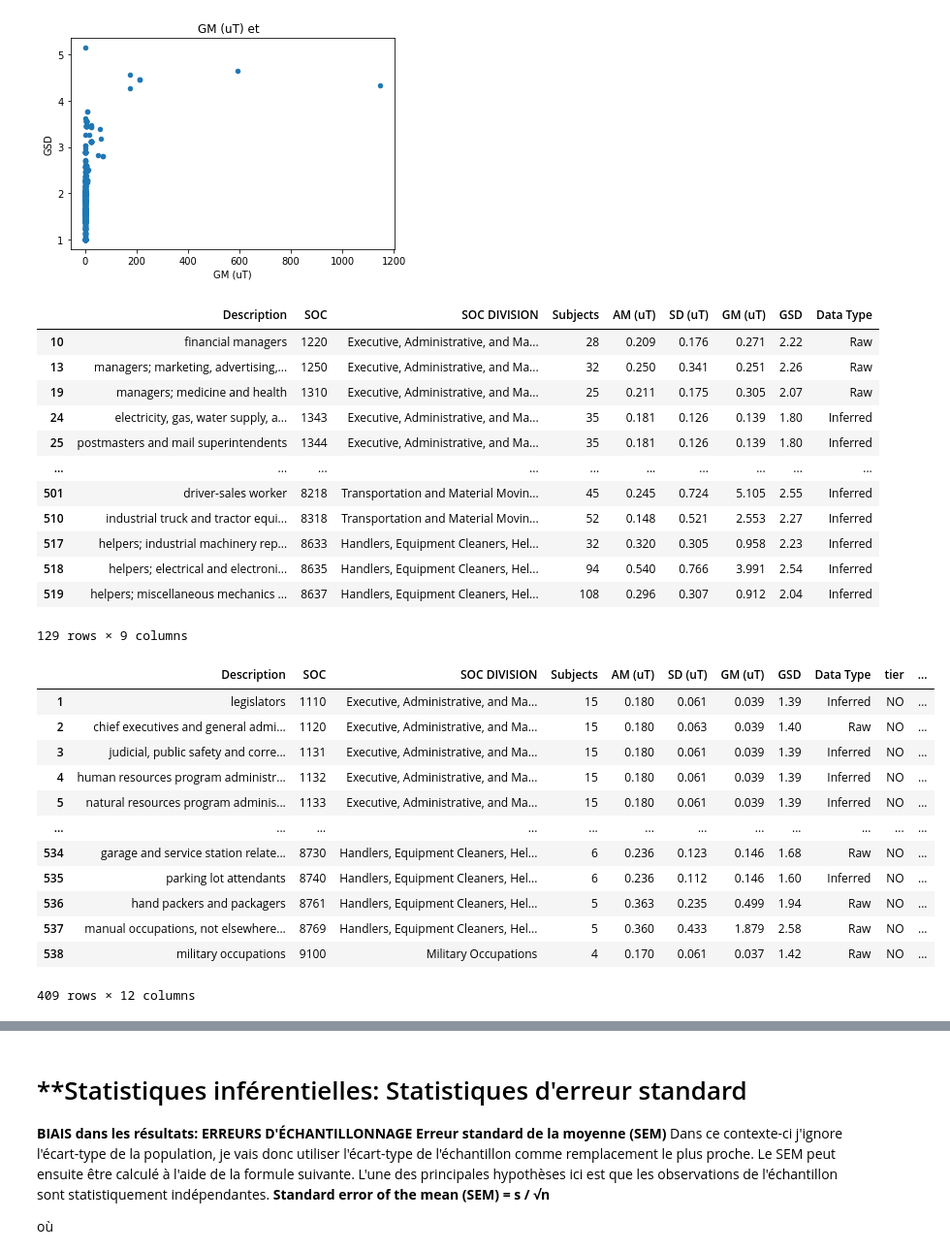
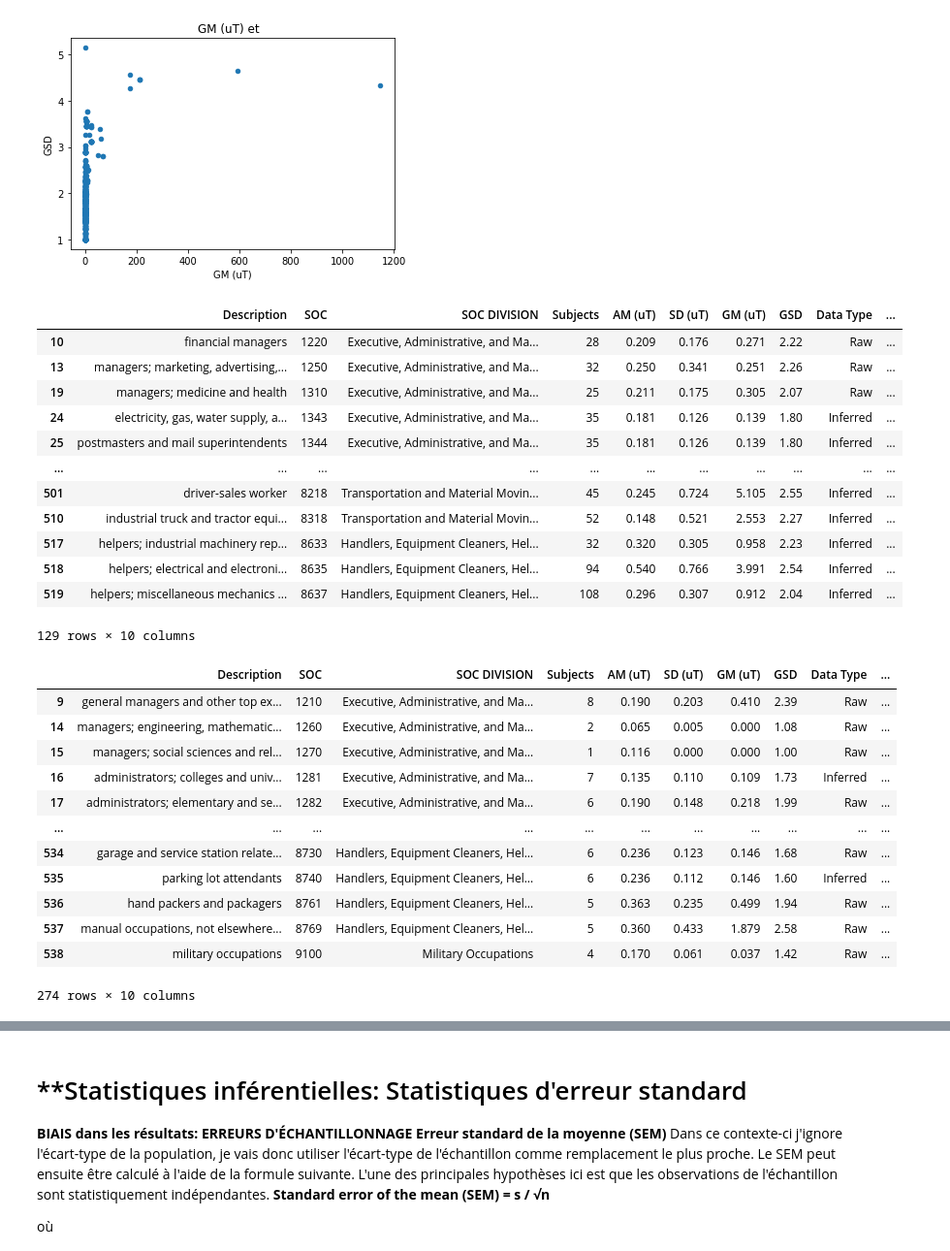
Before and after one commit to BilitisPrudhomme/BilitisPrudhomme, a Jupyter notebook: Coding_MF_exposure_project_RevFinal.ipynb, the cells around one changed output, grey strips where cells are left out. Shown: that part at 97% size. Saved outputs shown, nothing was run; the diff lists cells and outputs as text; code cells hidden in the pictures.

```diff
--- a/Coding_MF_exposure_project_RevFinal.ipynb
+++ b/Coding_MF_exposure_project_RevFinal.ipynb
@@ -277,12 +282,13 @@ conditions = [
     (df['GM (uT)'] > 1000)]
 
 # Créer la liste des valeurs que je veux assigner à chaque condition
+values = ['NO', 'YES']
 
 # Je crée une nouvelle colonne et j'utilise la fonction de bas np.select via librairie Numpy des valeurs en utilisant nos listes comme arguments.
 df['HEALTH RISK'] = np.select(conditions, values)
 
 # display updated DataFrame
-df.head(538)
+df.head(371)
 # %% [output]
 |  | Description | SOC | SOC DIVISION | Subjects | AM (uT) | SD (uT) | GM (uT) | GSD | Data Type | ... |
 | 1 | legislators | 1110 | Executive, Administrative, and Ma... | 15 | 0.180 | 0.061 | 0.039 | 1.39 | Inferred | ... |
@@ -531,33 +529,33 @@ Text(0.5, 1.0, 'GM (uT) et  ')
 #Accès au ligne selon une condition, Si n >= 25 utilise la loi de Laplace Gauss
 df[df['Subjects'] >= 25]
 # %% [output]
-|  | Description | SOC | SOC DIVISION | Subjects | AM (uT) | SD (uT) | GM (uT) | GSD | Data Type |
-| 10 | financial managers | 1220 | Executive, Administrative, and Ma... | 28 | 0.209 | 0.176 | 0.271 | 2.22 | Raw |
-| 13 | managers; marketing, advertising,... | 1250 | Executive, Administrative, and Ma... | 32 | 0.250 | 0.341 | 0.251 | 2.26 | Raw |
-| 19 | managers; medicine and health | 1310 | Executive, Administrative, and Ma... | 25 | 0.211 | 0.175 | 0.305 | 2.07 | Raw |
-| 24 | electricity, gas, water supply, a... | 1343 | Executive, Administrative, and Ma... | 35 | 0.181 | 0.126 | 0.139 | 1.80 | Inferred |
-| 25 | postmasters and mail superintendents | 1344 | Executive, Administrative, and Ma... | 35 | 0.181 | 0.126 | 0.139 | 1.80 | Inferred |
-| ... | ... | ... | ... | ... | ... | ... | ... | ... | ... |
-| 501 | driver-sales worker | 8218 | Transportation and Material Movin... | 45 | 0.245 | 0.724 | 5.105 | 2.55 | Inferred |
-| 510 | industrial truck and tractor equi... | 8318 | Transportation and Material Movin... | 52 | 0.148 | 0.521 | 2.553 | 2.27 | Inferred |
-| 517 | helpers; industrial machinery rep... | 8633 | Handlers, Equipment Cleaners, Hel... | 32 | 0.320 | 0.305 | 0.958 | 2.23 | Inferred |
-| 518 | helpers; electrical and electroni... | 8635 | Handlers, Equipment Cleaners, Hel... | 94 | 0.540 | 0.766 | 3.991 | 2.54 | Inferred |
-| 519 | helpers; miscellaneous mechanics ... | 8637 | Handlers, Equipment Cleaners, Hel... | 108 | 0.296 | 0.307 | 0.912 | 2.04 | Inferred |
+|  | Description | SOC | SOC DIVISION | Subjects | AM (uT) | SD (uT) | GM (uT) | GSD | Data Type | ... |
+| 10 | financial managers | 1220 | Executive, Administrative, and Ma... | 28 | 0.209 | 0.176 | 0.271 | 2.22 | Raw | ... |
+| 13 | managers; marketing, advertising,... | 1250 | Executive, Administrative, and Ma... | 32 | 0.250 | 0.341 | 0.251 | 2.26 | Raw | ... |
+| 19 | managers; medicine and health | 1310 | Executive, Administrative, and Ma... | 25 | 0.211 | 0.175 | 0.305 | 2.07 | Raw | ... |
+| 24 | electricity, gas, water supply, a... | 1343 | Executive, Administrative, and Ma... | 35 | 0.181 | 0.126 | 0.139 | 1.80 | Inferred | ... |
+| 25 | postmasters and mail superintendents | 1344 | Executive, Administrative, and Ma... | 35 | 0.181 | 0.126 | 0.139 | 1.80 | Inferred | ... |
+| ... | ... | ... | ... | ... | ... | ... | ... | ... | ... | ... |
+| 501 | driver-sales worker | 8218 | Transportation and Material Movin... | 45 | 0.245 | 0.724 | 5.105 | 2.55 | Inferred | ... |
+| 510 | industrial truck and tractor equi... | 8318 | Transportation and Material Movin... | 52 | 0.148 | 0.521 | 2.553 | 2.27 | Inferred | ... |
+| 517 | helpers; industrial machinery rep... | 8633 | Handlers, Equipment Cleaners, Hel... | 32 | 0.320 | 0.305 | 0.958 | 2.23 | Inferred | ... |
+| 518 | helpers; electrical and electroni... | 8635 | Handlers, Equipment Cleaners, Hel... | 94 | 0.540 | 0.766 | 3.991 | 2.54 | Inferred | ... |
+| 519 | helpers; miscellaneous mechanics ... | 8637 | Handlers, Equipment Cleaners, Hel... | 108 | 0.296 | 0.307 | 0.912 | 2.04 | Inferred | ... |
-129 rows × 9 columns
+129 rows × 10 columns
 # %%
 #Accès au ligne selon une condition, Si n < 25, on utilise la loi de Student Fisher
-df[df['Subjects'] < 25]
+df[df['Subjects'] < 10]
 # %% [output]
-|  | Description | SOC | SOC DIVISION | Subjects | AM (uT) | SD (uT) | GM (uT) | GSD | Data Type | tier | ... |
-| 1 | legislators | 1110 | Executive, Administrative, and Ma... | 15 | 0.180 | 0.061 | 0.039 | 1.39 | Inferred | NO | ... |
-| 2 | chief executives and general admi... | 1120 | Executive, Administrative, and Ma... | 15 | 0.180 | 0.063 | 0.039 | 1.40 | Raw | NO | ... |
-| 3 | judicial, public safety and corre... | 1131 | Executive, Administrative, and Ma... | 15 | 0.180 | 0.061 | 0.039 | 1.39 | Inferred | NO | ... |
-| 4 | human resources program administr... | 1132 | Executive, Administrative, and Ma... | 15 | 0.180 | 0.061 | 0.039 | 1.39 | Inferred | NO | ... |
-| 5 | natural resources program adminis... | 1133 | Executive, Administrative, and Ma... | 15 | 0.180 | 0.061 | 0.039 | 1.39 | Inferred | NO | ... |
-| ... | ... | ... | ... | ... | ... | ... | ... | ... | ... | ... | ... |
-| 534 | garage and service station relate... | 8730 | Handlers, Equipment Cleaners, Hel... | 6 | 0.236 | 0.123 | 0.146 | 1.68 | Raw | NO | ... |
-| 535 | parking lot attendants | 8740 | Handlers, Equipment Cleaners, Hel... | 6 | 0.236 | 0.112 | 0.146 | 1.60 | Inferred | NO | ... |
-| 536 | hand packers and packagers | 8761 | Handlers, Equipment Cleaners, Hel... | 5 | 0.363 | 0.235 | 0.499 | 1.94 | Raw | NO | ... |
-| 537 | manual occupations, not elsewhere... | 8769 | Handlers, Equipment Cleaners, Hel... | 5 | 0.360 | 0.433 | 1.879 | 2.58 | Raw | NO | ... |
-| 538 | military occupations | 9100 | Military Occupations | 4 | 0.170 | 0.061 | 0.037 | 1.42 | Raw | NO | ... |
+|  | Description | SOC | SOC DIVISION | Subjects | AM (uT) | SD (uT) | GM (uT) | GSD | Data Type | ... |
+| 9 | general managers and other top ex... | 1210 | Executive, Administrative, and Ma... | 8 | 0.190 | 0.203 | 0.410 | 2.39 | Raw | ... |
+| 14 | managers; engineering, mathematic... | 1260 | Executive, Administrative, and Ma... | 2 | 0.065 | 0.005 | 0.000 | 1.08 | Raw | ... |
+| 15 | managers; social sciences and rel... | 1270 | Executive, Administrative, and Ma... | 1 | 0.116 | 0.000 | 0.000 | 1.00 | Raw | ... |
+| 16 | administrators; colleges and univ... | 1281 | Executive, Administrative, and Ma... | 7 | 0.135 | 0.110 | 0.109 | 1.73 | Inferred | ... |
+| 17 | administrators; elementary and se... | 1282 | Executive, Administrative, and Ma... | 6 | 0.190 | 0.148 | 0.218 | 1.99 | Raw | ... |
+| ... | ... | ... | ... | ... | ... | ... | ... | ... | ... | ... |
+| 534 | garage and service station relate... | 8730 | Handlers, Equipment Cleaners, Hel... | 6 | 0.236 | 0.123 | 0.146 | 1.68 | Raw | ... |
+| 535 | parking lot attendants | 8740 | Handlers, Equipment Cleaners, Hel... | 6 | 0.236 | 0.112 | 0.146 | 1.60 | Inferred | ... |
+| 536 | hand packers and packagers | 8761 | Handlers, Equipment Cleaners, Hel... | 5 | 0.363 | 0.235 | 0.499 | 1.94 | Raw | ... |
+| 537 | manual occupations, not elsewhere... | 8769 | Handlers, Equipment Cleaners, Hel... | 5 | 0.360 | 0.433 | 1.879 | 2.58 | Raw | ... |
+| 538 | military occupations | 9100 | Military Occupations | 4 | 0.170 | 0.061 | 0.037 | 1.42 | Raw | ... |
-409 rows × 12 columns
+274 rows × 10 columns
```
Also changed, not shown: parts of 16 cells of this notebook.
